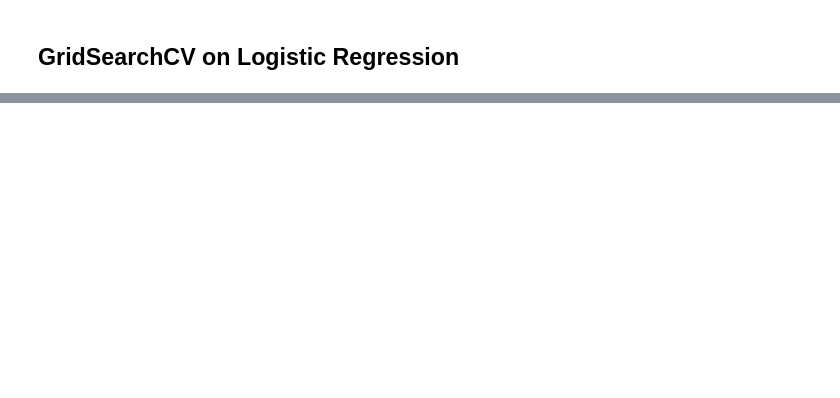
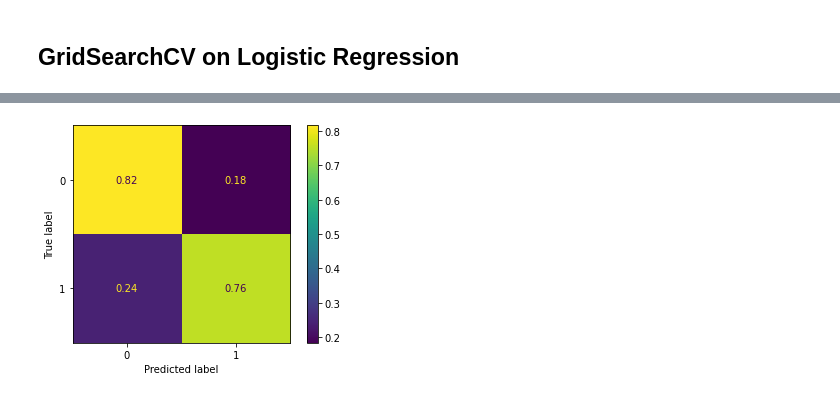
Before and after one commit to gcburgess/Predicting_Vaccinations, a Jupyter notebook: code/02_model_pipelines.ipynb, the cells around one changed output, grey strips where cells are left out. Saved outputs shown, nothing was run; the diff lists cells and outputs as text; code cells hidden in the pictures; blank space fills up the shorter version.

```diff
--- a/code/02_model_pipelines.ipynb
+++ b/code/02_model_pipelines.ipynb
@@ -442,13 +466,5 @@ Pipeline(steps=[('ct',
 # %%
 %%time
-params = {
-    'rfc__max_depth': [15, 20, 30, 50]
-    ,'rfc__max_features': [3, 5, 10]
-    ,'rfc__min_samples_leaf': [1, 2, 3]
-    ,'rfc__min_samples_split': [4, 6, 8]
-    ,'rfc__n_estimators': [400, 500, 1000]
-}
-
-gs_cv2 = GridSearchCV(estimator=rfc_model_pipe, param_grid=params, cv=5, n_jobs=-2)
-gs_cv2.fit(X_train,y_train)
+logreg_gs_cv2 = GridSearchCV(estimator=logreg_model_pipe, scoring=scoring, param_grid=params, cv=5, n_jobs=-2)
+logreg_gs_cv2.fit(X_train,y_train)
 # %% [output]
@@ -520,11 +489,0 @@ Pipeline(steps=[('ct',
-# %%
-%%time
-params = {
-    'rfc__max_depth': [15]
-    ,'rfc__max_features': [10, 15, 20]
-    ,'rfc__min_samples_split': [8]
-    ,'rfc__n_estimators': [500, 600, 700]
-}
-
-gs_cv3 = GridSearchCV(estimator=rfc_model_pipe, param_grid=params, cv=5, n_jobs=-2)
-gs_cv3.fit(X_train,y_train)
@@ -601,0 +503,15 @@ CV Results for `rfc_optimized_pipe` model:
+# %%
+final_model = RandomForestClassifier(
+    max_depth=15,
+    max_features=15,
+    min_samples_leaf=2,
+    min_samples_split=20,
+    n_estimators=800
+)
+
+final_model_pipe = Pipeline([
+    ('ct', ct),
+    ('final_model', final_model)
+])
+# %%
+final_model_pipe.fit(X_train, y_train)
@@ -601,0 +536,4 @@ CV Results for `rfc_optimized_pipe` model:
+# %%
+plot_confusion_matrix(final_model_pipe, X_test, y_test, normalize='true');
+# %% [output]
+[figure, added]
```
Also changed, not shown: parts of 60 cells of this notebook, 3 other files.
